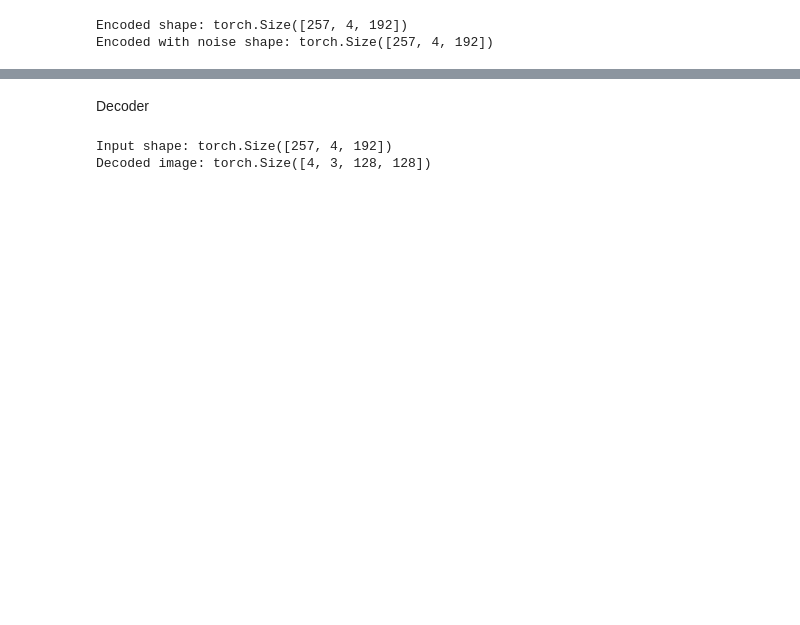
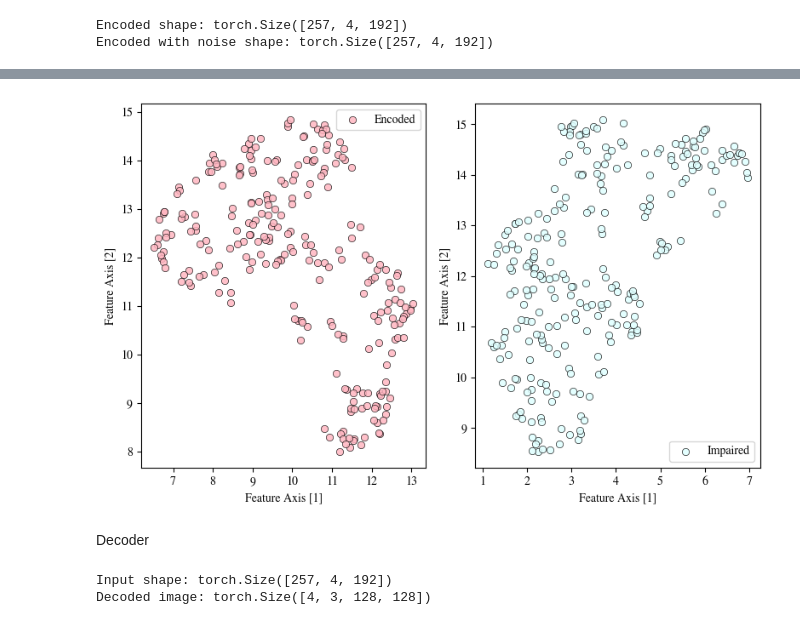
Before and after one commit to muhd-umer/aecc, a Jupyter notebook: aecc.ipynb, the cells around one changed output, grey strips where cells are left out. Saved outputs shown, nothing was run; the diff lists cells and outputs as text; code cells hidden in the pictures; blank space fills up the shorter version.

```diff
--- a/aecc.ipynb
+++ b/aecc.ipynb
@@ -314,3 +268,52 @@ plt.show()
+# %%
+# Flatten the features
+flattened_encoded = encoded.reshape(encoded.shape[0], -1).cpu().detach().numpy()
+flattened_encoded_noise = (
+    encoded_noise.reshape(encoded_noise.shape[0], -1).cpu().detach().numpy()
+)
+
+# Apply UMAP
+umap = UMAP()
+umap_encoded = umap.fit_transform(flattened_encoded)
+umap_encoded_noise = umap.fit_transform(flattened_encoded_noise)
+
+# Visualize UMAP encoded features
+fig, axs = plt.subplots(1, 2, figsize=(8, 5))
+
+axs[0].scatter(
+    umap_encoded[:, 0],
+    umap_encoded[:, 1],
+    marker="o",
+    edgecolor="black",
+    linewidth=0.5,
+    alpha=0.85,
+    color="lightpink",
+    label="Encoded",
+)
+axs[0].set_xlabel("Feature Axis [1]")
+axs[0].set_ylabel("Feature Axis [2]")
+axs[0].legend()
+
+axs[1].scatter(
+    umap_encoded_noise[:, 0],
+    umap_encoded_noise[:, 1],
+    marker="o",
+    edgecolor="black",
+    linewidth=0.5,
+    alpha=0.85,
+    color="lightcyan",
+    label="Impaired",
+)
+
+axs[1].set_xlabel("Feature Axis [1]")
+axs[1].set_ylabel("Feature Axis [2]")
+axs[1].legend()
+
+plt.tight_layout()
+plt.savefig("report/figs/umap.pdf", bbox_inches="tight", dpi=300)
+plt.show()
+# %% [output]
+[figure, added]
 # %% [markdown]
 Decoder
 # %%
```
Also changed, not shown: parts of 7 cells of this notebook.
